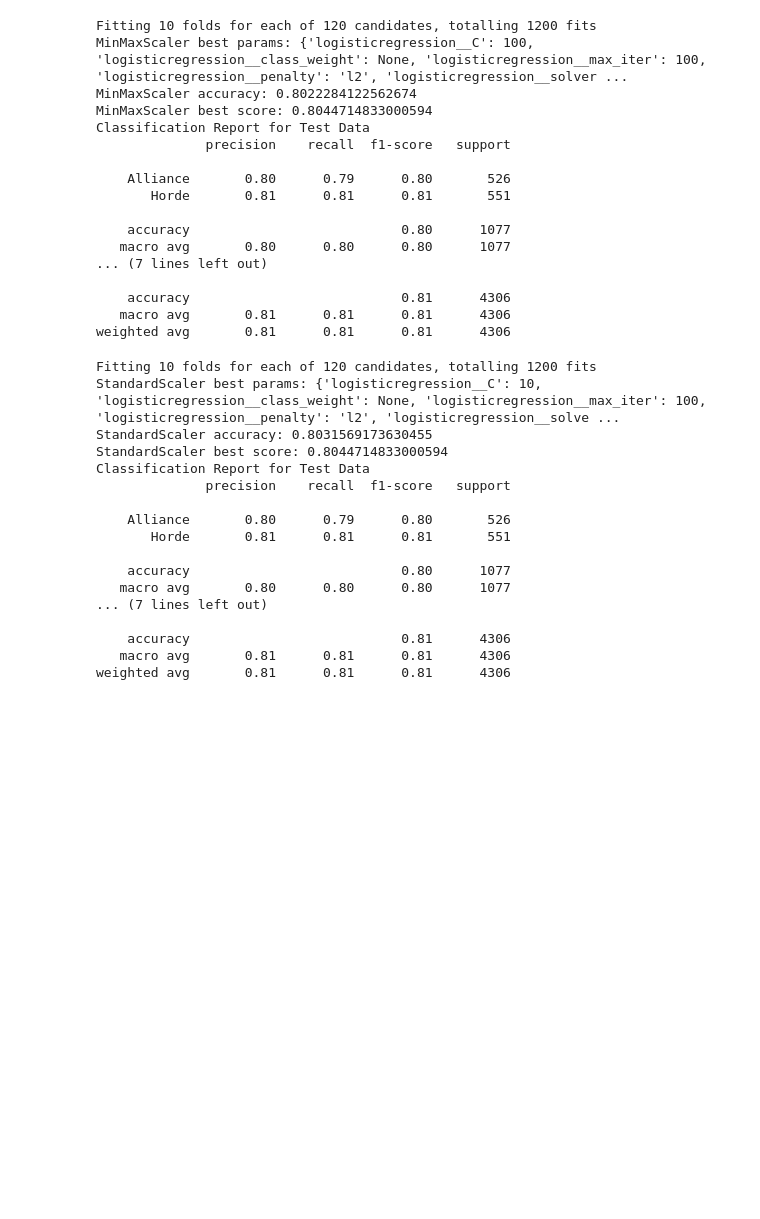
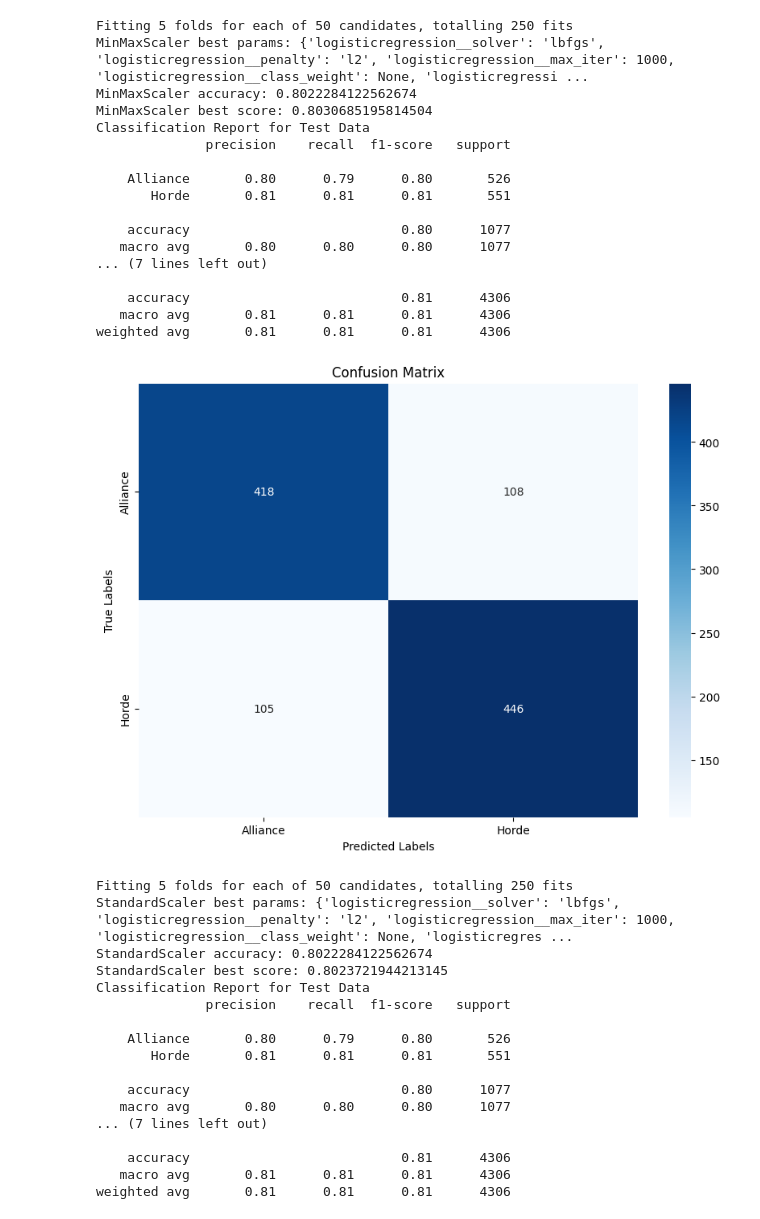
Before and after one commit to DanKow0205/World-of-Warcraft---Battlegrounds, a Jupyter notebook: ml.ipynb, the cells around one changed output. Cells and saved outputs as stored; diff of their text form; code cells hidden in the pictures; blank space fills up the shorter version.

```diff
--- a/ml.ipynb
+++ b/ml.ipynb
@@ -67,30 +69,32 @@ param_grid_minmax = {
     'logisticregression__max_iter': [1000, 2000, 3000],
     'logisticregression__class_weight': [None, 'balanced'],
 }
-grid_search_minmax = GridSearchCV(pipeline_minmax, param_grid_minmax, cv=10, n_jobs=-1, verbose=1)
+random_search_minmax = RandomizedSearchCV(pipeline_minmax, param_grid_minmax, n_iter=50, cv=5, n_jobs=-1,
+                                          verbose=1, random_state=42)
 
-grid_search_minmax.fit(X_train, y_train_encoded)
-y_pred_minmax = grid_search_minmax.predict(X_test)
-y_train_pred_minmax = grid_search_minmax.predict(X_train)
-accuracy_minmax = accuracy_score(y_test_encoded, y_pred_minmax)
+random_search_minmax.fit(X_train, y_train_encoded)
+y_pred_test_minmax = random_search_minmax.predict(X_test)
+y_pred_train_minmax = random_search_minmax.predict(X_train)
 
-y_test_labels = label_encoder.inverse_transform(y_test_encoded)
-y_pred_labels = label_encoder.inverse_transform(y_pred_minmax)
-y_train_labels = label_encoder.inverse_transform(y_train_encoded)
-y_train_pred_labels = label_encoder.inverse_transform(y_train_pred_minmax)
+y_test_labels_minmax = label_encoder.inverse_transform(y_test_encoded)
+y_pred_test_labels_minmax = label_encoder.inverse_transform(y_pred_test_minmax)
+y_train_labels_minmax = label_encoder.inverse_transform(y_train_encoded)
+y_pred_train_labels_minmax = label_encoder.inverse_transform(y_pred_train_minmax)
 
-print("MinMaxScaler best params:", grid_search_minmax.best_params_)
+accuracy_minmax = accuracy_score(y_test_labels_minmax, y_pred_test_labels_minmax)
+
+print("MinMaxScaler best params:", random_search_minmax.best_params_)
 print("MinMaxScaler accuracy:", accuracy_minmax)
-print("MinMaxScaler best score:", grid_search_minmax.best_score_)
+print("MinMaxScaler best score:", random_search_minmax.best_score_)
 print("Classification Report for Test Data")
-print(classification_report(y_test_labels, y_pred_labels))
+print(classification_report(y_test_labels_minmax, y_pred_test_labels_minmax))
 print("Classification Report for Training Data")
-print(classification_report(y_train_labels, y_train_pred_labels))
+print(classification_report(y_train_labels_minmax, y_pred_train_labels_minmax))
 # %% [output]
-Fitting 10 folds for each of 120 candidates, totalling 1200 fits
-MinMaxScaler best params: {'logisticregression__C': 100, 'logisticregression__class_weight': None, 'logisticregression__max_iter': 100, 'logisticregression__penalty': 'l2', 'logisticregression__solver ...
+Fitting 5 folds for each of 50 candidates, totalling 250 fits
+MinMaxScaler best params: {'logisticregression__solver': 'lbfgs', 'logisticregression__penalty': 'l2', 'logisticregression__max_iter': 1000, 'logisticregression__class_weight': None, 'logisticregressi ...
 MinMaxScaler accuracy: 0.8022284122562674
-MinMaxScaler best score: 0.8044714833000594
+MinMaxScaler best score: 0.8030685195814504
 Classification Report for Test Data
               precision    recall  f1-score   support
 
@@ -104,6 +108,16 @@ Classification Report for Test Data
     accuracy                           0.81      4306
    macro avg       0.81      0.81      0.81      4306
 weighted avg       0.81      0.81      0.81      4306
+# %%
+conf_matrix_minmax = confusion_matrix(y_test_labels_minmax, y_pred_test_labels_minmax)
+plt.figure(figsize=(10, 7))
+sns.heatmap(conf_matrix_minmax, annot=True, fmt='d', cmap='Blues', xticklabels=label_encoder.classes_, yticklabels=label_encoder.classes_)
+plt.xlabel('Predicted Labels')
+plt.ylabel('True Labels')
+plt.title('Confusion Matrix')
+plt.show()
+# %% [output]
+[figure, added]
 # %%
 pipeline_standard = make_pipeline(StandardScaler(), LogisticRegression())
 param_grid_standard = {
@@ -113,30 +127,32 @@ param_grid_standard = {
     'logisticregression__max_iter': [1000, 2000, 3000],
     'logisticregression__class_weight': [None, 'balanced'],
 }
-grid_search_standard = GridSearchCV(pipeline_standard, param_grid_standard, cv=10, n_jobs=-1, verbose=1)
+random_search_standard = RandomizedSearchCV(pipeline_standard, param_grid_standard, n_iter=50, cv=5, n_jobs=-1,
+                                   verbose=1, random_state=42)
 
-grid_search_standard.fit(X_train, y_train_encoded)
-y_pred_standard = grid_search_standard.predict(X_test)
-y_train_pred_standard = grid_search_standard.predict(X_train)
-accuracy_standard = accuracy_score(y_test_encoded, y_pred_standard)
+random_search_standard.fit(X_train, y_train_encoded)
+y_pred_test_standard = random_search_standard.predict(X_test)
+y_pred_train_standard = random_search_standard.predict(X_train)
 
-y_test_labels = label_encoder.inverse_transform(y_test_encoded)
-y_pred_labels = label_encoder.inverse_transform(y_pred_standard)
-y_train_labels = label_encoder.inverse_transform(y_train_encoded)
-y_train_pred_labels = label_encoder.inverse_transform(y_train_pred_standard)
+y_test_labels_standard = label_encoder.inverse_transform(y_test_encoded)
+y_pred_test_labels_standard = label_encoder.inverse_transform(y_pred_test_standard)
+y_train_labels_standard = label_encoder.inverse_transform(y_train_encoded)
+y_pred_train_labels_standard = label_encoder.inverse_transform(y_pred_train_standard)
 
-print("StandardScaler best params:", grid_search_standard.best_params_)
+accuracy_standard = accuracy_score(y_test_labels_standard, y_pred_test_labels_standard)
+
+print("StandardScaler best params:", random_search_standard.best_params_)
 print("StandardScaler accuracy:", accuracy_standard)
-print("StandardScaler best score:", grid_search_standard.best_score_)
+print("StandardScaler best score:", random_search_standard.best_score_)
 print("Classification Report for Test Data")
-print(classification_report(y_test_labels, y_pred_labels))
+print(classification_report(y_test_labels_standard, y_pred_test_labels_standard))
 print("Classification Report for Training Data")
-print(classification_report(y_train_labels, y_train_pred_labels))
+print(classification_report(y_train_labels_standard, y_pred_train_labels_standard))
 # %% [output]
-Fitting 10 folds for each of 120 candidates, totalling 1200 fits
-StandardScaler best params: {'logisticregression__C': 10, 'logisticregression__class_weight': None, 'logisticregression__max_iter': 100, 'logisticregression__penalty': 'l2', 'logisticregression__solve ...
-StandardScaler accuracy: 0.8031569173630455
-StandardScaler best score: 0.8044714833000594
+Fitting 5 folds for each of 50 candidates, totalling 250 fits
+StandardScaler best params: {'logisticregression__solver': 'lbfgs', 'logisticregression__penalty': 'l2', 'logisticregression__max_iter': 1000, 'logisticregression__class_weight': None, 'logisticregres ...
+StandardScaler accuracy: 0.8022284122562674
+StandardScaler best score: 0.8023721944213145
 Classification Report for Test Data
               precision    recall  f1-score   support
 
```
Also changed, not shown: parts of 42 cells of this notebook.
